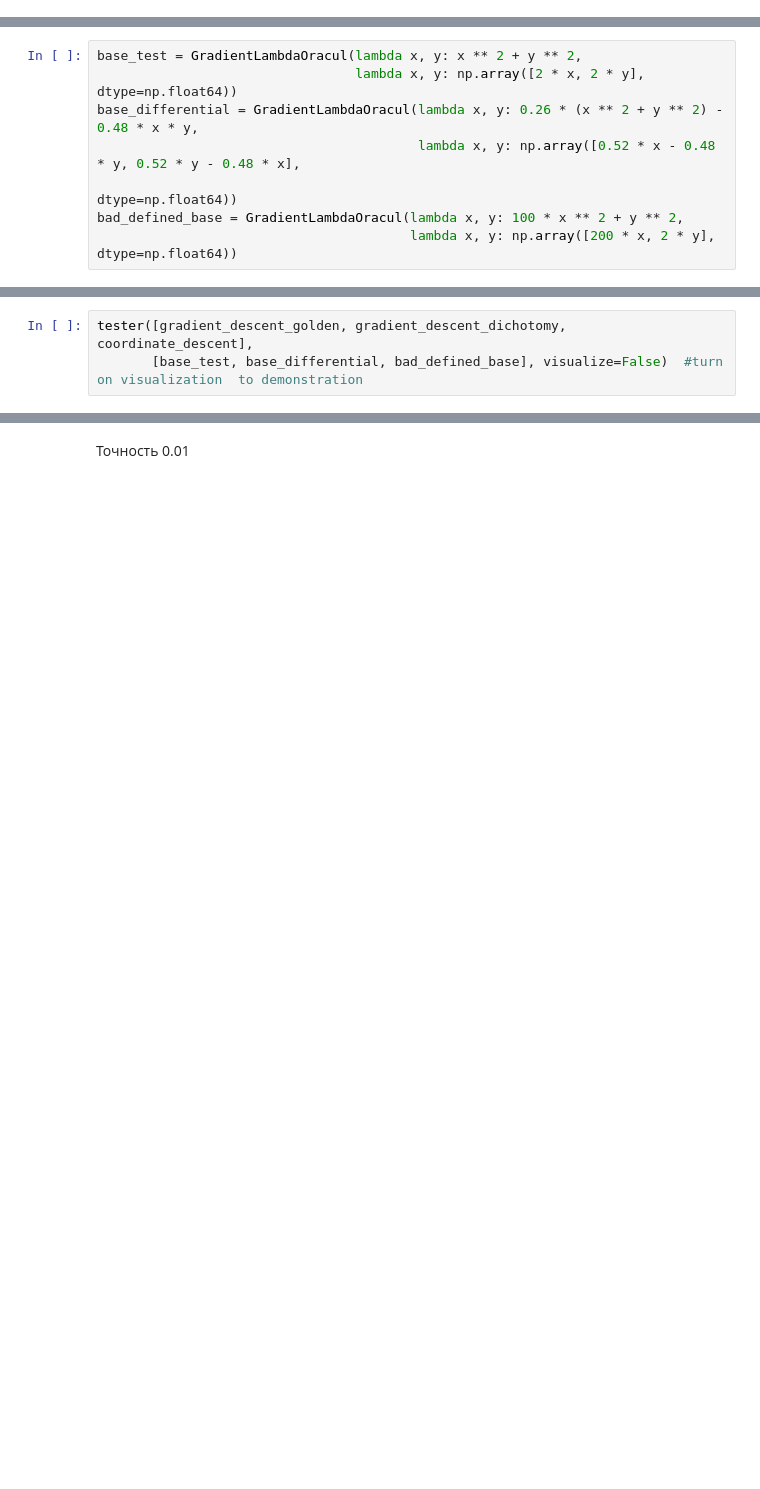
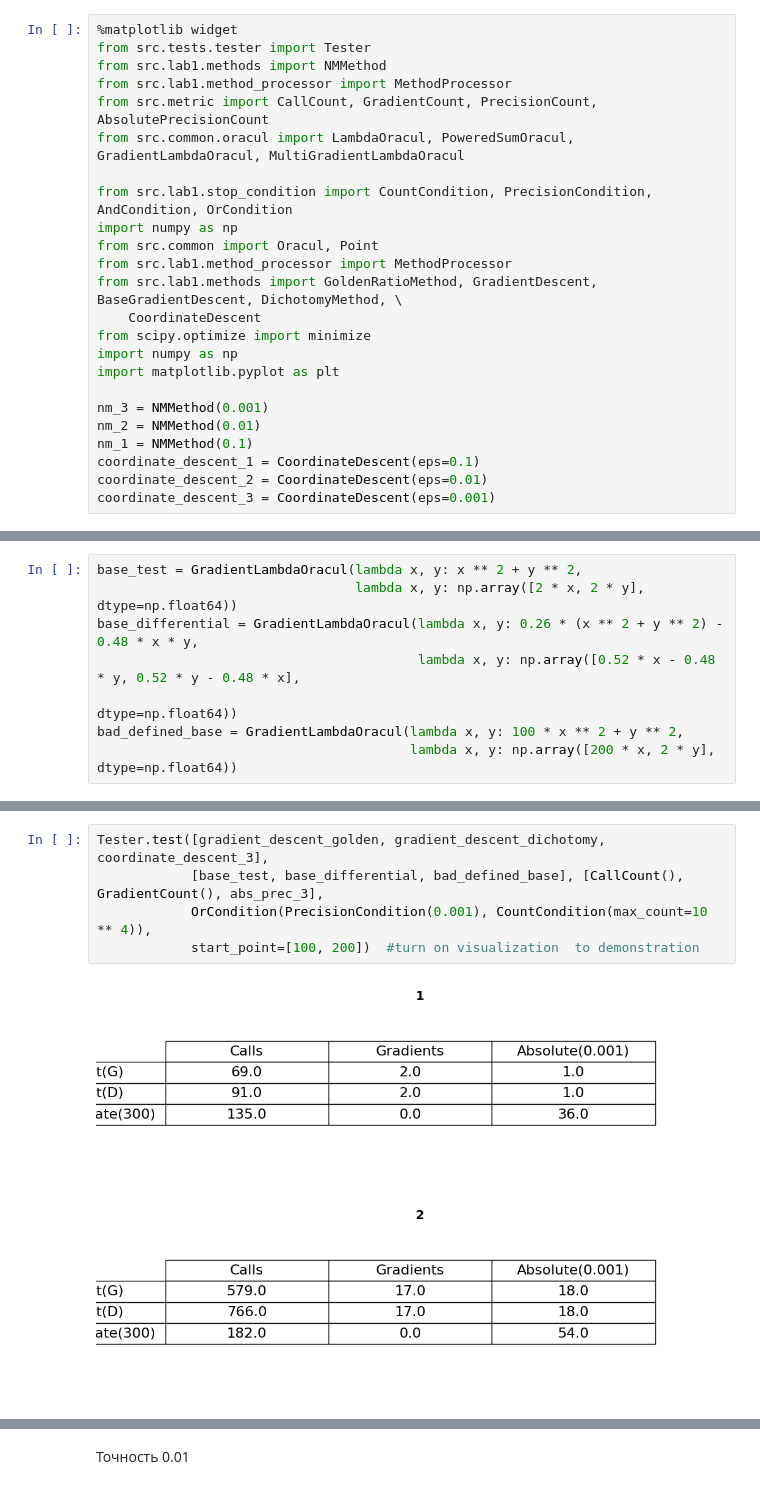
Before and after one commit to Skorniakov-Leonid/Methods-of-optimization, a Jupyter notebook: presentation/lab-1/test.ipynb, the cells around one changed output, grey strips where cells are left out. Saved outputs shown, nothing was run; the diff lists cells and outputs as text; blank space fills up the shorter version.

```diff
--- a/presentation/lab-1/test.ipynb
+++ b/presentation/lab-1/test.ipynb
@@ -10 +11,25 @@
+# %%
+%matplotlib widget
+from src.tests.tester import Tester
+from src.lab1.methods import NMMethod
+from src.lab1.method_processor import MethodProcessor
+from src.metric import CallCount, GradientCount, PrecisionCount, AbsolutePrecisionCount
+from src.common.oracul import LambdaOracul, PoweredSumOracul, GradientLambdaOracul, MultiGradientLambdaOracul
+
+from src.lab1.stop_condition import CountCondition, PrecisionCondition, AndCondition, OrCondition
+import numpy as np
+from src.common import Oracul, Point
+from src.lab1.method_processor import MethodProcessor
+from src.lab1.methods import GoldenRatioMethod, GradientDescent, BaseGradientDescent, DichotomyMethod, \
+    CoordinateDescent
+from scipy.optimize import minimize
+import numpy as np
+import matplotlib.pyplot as plt
+
+nm_3 = NMMethod(0.001)
+nm_2 = NMMethod(0.01)
+nm_1 = NMMethod(0.1)
+coordinate_descent_1 = CoordinateDescent(eps=0.1)
+coordinate_descent_2 = CoordinateDescent(eps=0.01)
+coordinate_descent_3 = CoordinateDescent(eps=0.001)
 # %%
@@ -105,3 +59,8 @@ def test_fix_grad(oraculs, params, eps=0.001, start_point=np.array([100, 200]),
 # %%
-tester([gradient_descent_golden, gradient_descent_dichotomy, coordinate_descent],
-       [base_test, base_differential, bad_defined_base], visualize=False)  #turn on visualization  to demonstration
+Tester.test([gradient_descent_golden, gradient_descent_dichotomy, coordinate_descent_3],
+            [base_test, base_differential, bad_defined_base], [CallCount(), GradientCount(), abs_prec_3],
+            OrCondition(PrecisionCondition(0.001), CountCondition(max_count=10 ** 4)),
+            start_point=[100, 200])  #turn on visualization  to demonstration
+# %% [output]
+[figure, added]
+[figure, added]
```
Also changed, not shown: parts of 38 cells of this notebook, 2 other files.
